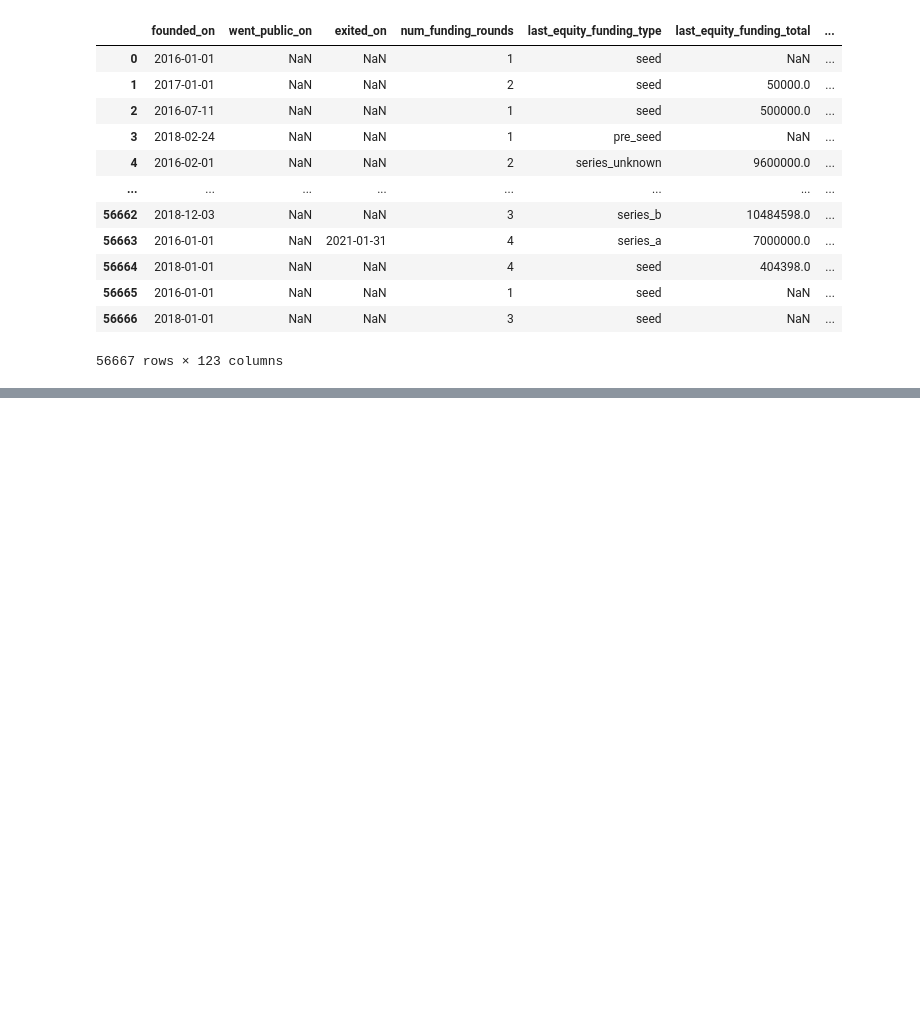
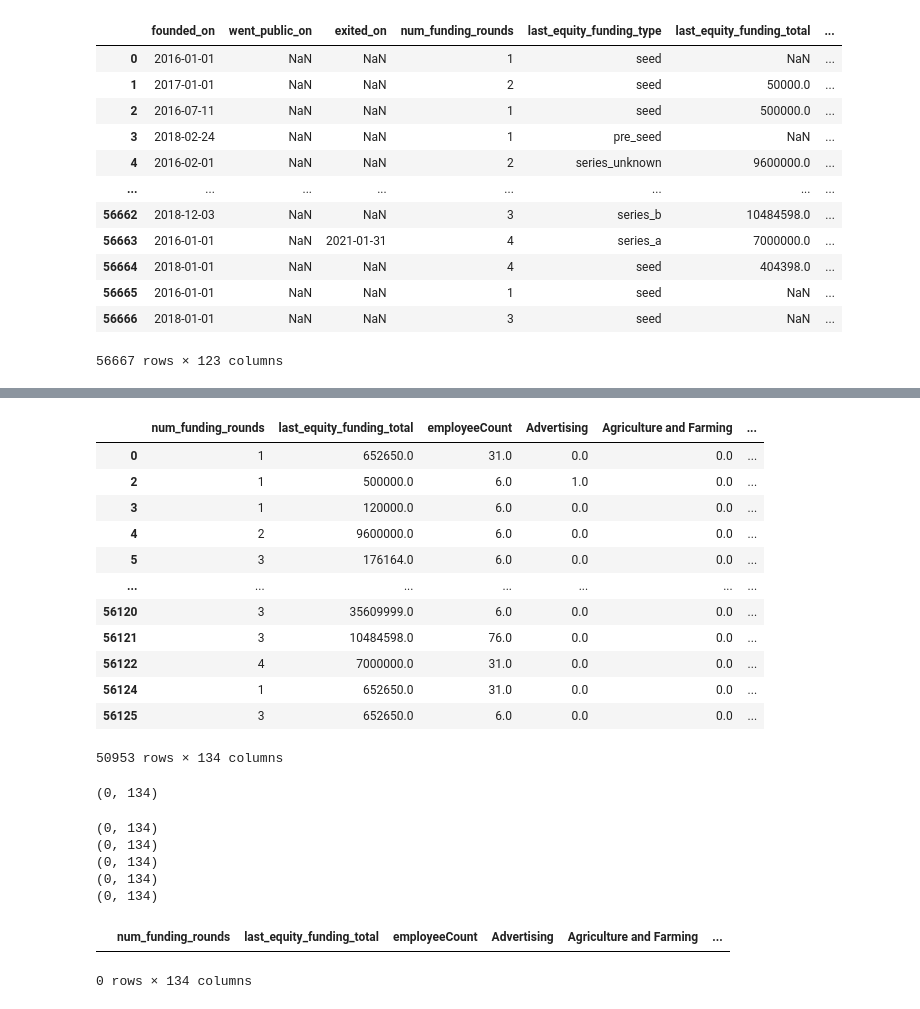
Before and after one commit to annabeldg/startup_project, a Jupyter notebook: test_data.ipynb, the cells around one changed output, grey strips where cells are left out. Drawn from its saved outputs; the diff is of its cells as text; code cells hidden in the pictures; blank space fills up the shorter version.

```diff
--- a/test_data.ipynb
+++ b/test_data.ipynb
@@ -393,0 +434,36 @@ joined
+# %%
+updated[(updated['Round 1'] > 50000) | (updated['Round 1'] == 0)]
+# %% [output]
+|  | num_funding_rounds | last_equity_funding_total | employeeCount | Advertising | Agriculture and Farming | ... |
+| 0 | 1 | 652650.0 | 31.0 | 0.0 | 0.0 | ... |
+| 2 | 1 | 500000.0 | 6.0 | 1.0 | 0.0 | ... |
+| 3 | 1 | 120000.0 | 6.0 | 0.0 | 0.0 | ... |
+| 4 | 2 | 9600000.0 | 6.0 | 0.0 | 0.0 | ... |
+| 5 | 3 | 176164.0 | 6.0 | 0.0 | 0.0 | ... |
+| ... | ... | ... | ... | ... | ... | ... |
+| 56120 | 3 | 35609999.0 | 6.0 | 0.0 | 0.0 | ... |
+| 56121 | 3 | 10484598.0 | 76.0 | 0.0 | 0.0 | ... |
+| 56122 | 4 | 7000000.0 | 31.0 | 0.0 | 0.0 | ... |
+| 56124 | 1 | 652650.0 | 31.0 | 0.0 | 0.0 | ... |
+| 56125 | 3 | 652650.0 | 6.0 | 0.0 | 0.0 | ... |
+50953 rows × 134 columns
+# %%
+updated = updated[(updated['Round 2'] >= 50000) & (updated['Round 2'] == 0)]
+updated.shape
+# %% [output]
+(0, 134)
+# %%
+for i in range(1, 6):
+    updated = updated[(updated[f'Round {i}'] >= 50000) & (updated[f'Round {i}'] == 0)]
+    print(updated.shape)
+# %% [output]
+(0, 134)
+(0, 134)
+(0, 134)
+(0, 134)
+(0, 134)
+# %%
+updated
+# %% [output]
+|  | num_funding_rounds | last_equity_funding_total | employeeCount | Advertising | Agriculture and Farming | ... |
+0 rows × 134 columns
```
Also changed, not shown: parts of 12 cells of this notebook, 3 other files.
